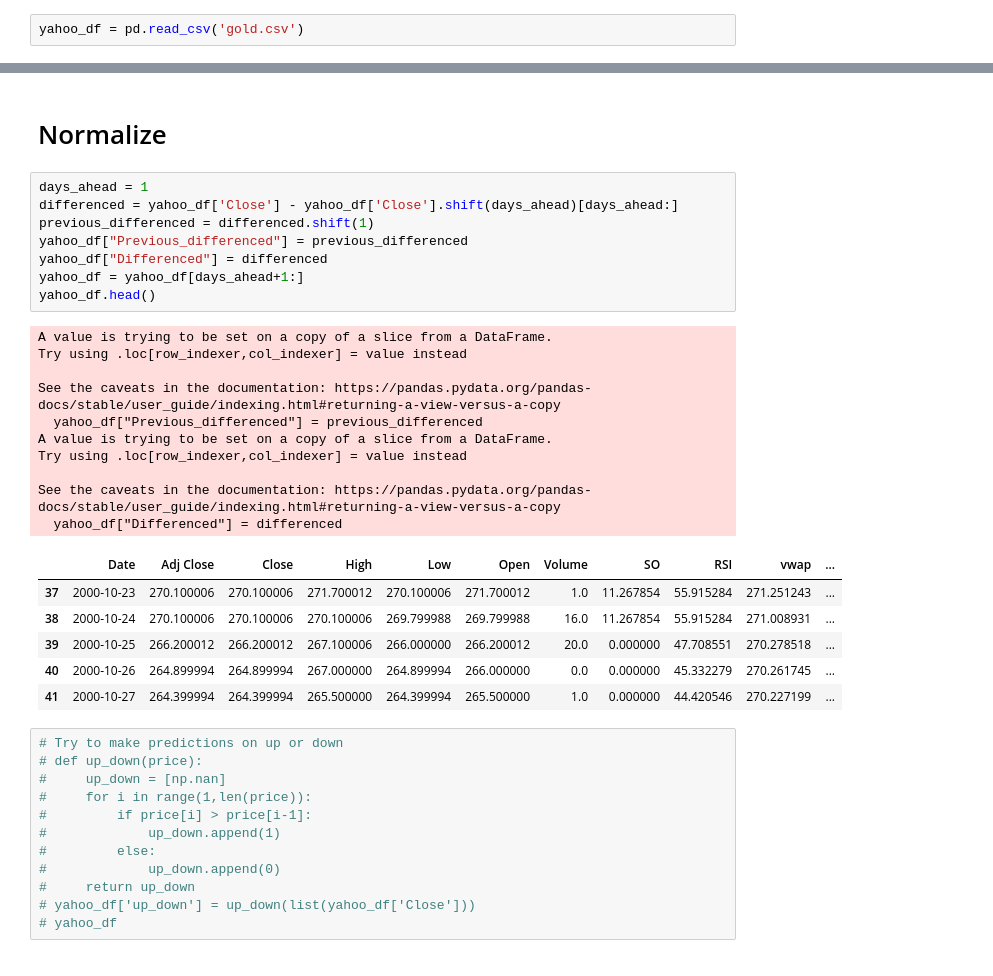
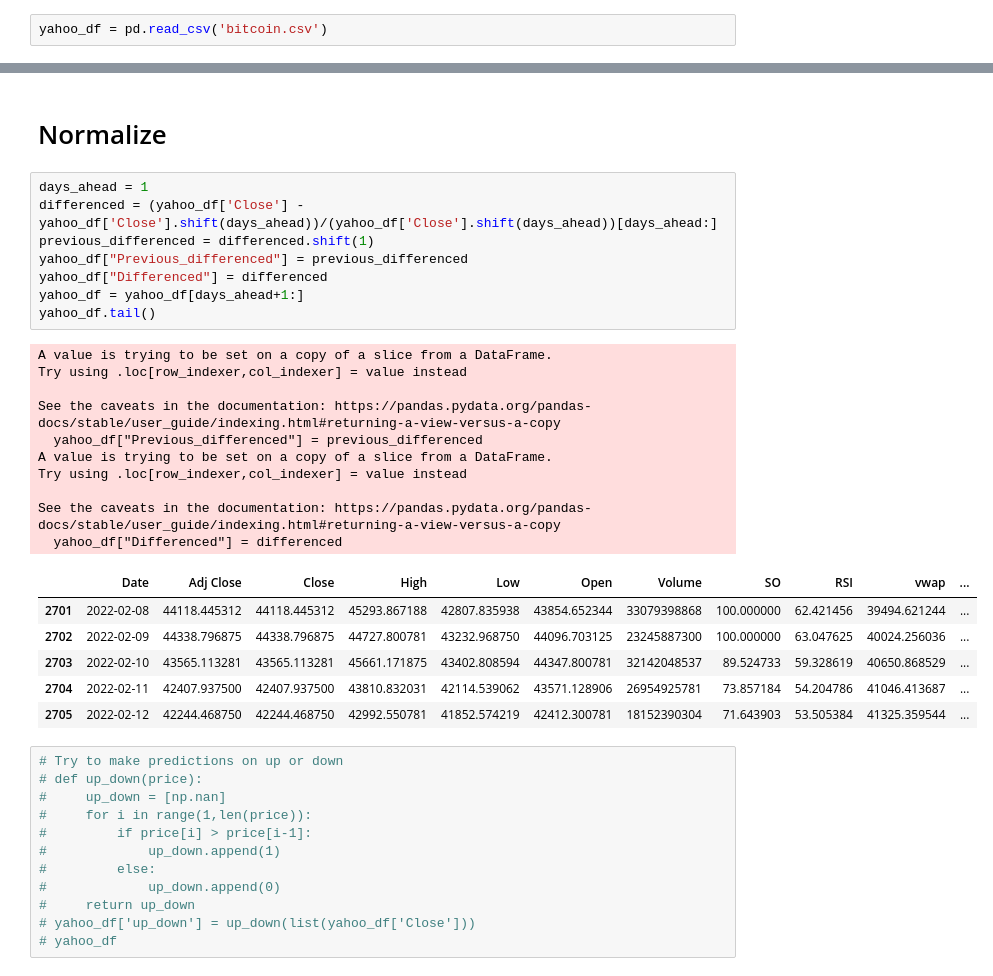
Before and after one commit to valerio591/LSTM-for-FTSF, a Jupyter notebook: LSTM.ipynb, the cells around one changed output, grey strips where cells are left out. Drawn from its saved outputs; the diff is of its cells as text.

```diff
--- a/LSTM.ipynb
+++ b/LSTM.ipynb
@@ -13,5 +13,5 @@ path ="../gold.csv"
 # %%
-yahoo_df = pd.read_csv('gold.csv')
+yahoo_df = pd.read_csv('bitcoin.csv')
 # %%
 # Add indicators
 yahoo_df['vwap'] = eu.vwap(yahoo_df['Close'], yahoo_df['Volume'])
@@ -25,29 +25,29 @@ yahoo_df = yahoo_df[35:]
 # Normalize
 # %%
 days_ahead = 1
-differenced = yahoo_df['Close'] - yahoo_df['Close'].shift(days_ahead)[days_ahead:]
+differenced = (yahoo_df['Close'] - yahoo_df['Close'].shift(days_ahead))/(yahoo_df['Close'].shift(days_ahead))[days_ahead:]
 previous_differenced = differenced.shift(1)
 yahoo_df["Previous_differenced"] = previous_differenced
 yahoo_df["Differenced"] = differenced
 yahoo_df = yahoo_df[days_ahead+1:]
-yahoo_df.head()
+yahoo_df.tail()
 # %% [output]
 A value is trying to be set on a copy of a slice from a DataFrame.
 Try using .loc[row_indexer,col_indexer] = value instead
 
 See the caveats in the documentation: https://pandas.pydata.org/pandas-docs/stable/user_guide/indexing.html#returning-a-view-versus-a-copy
   yahoo_df["Previous_differenced"] = previous_differenced
 A value is trying to be set on a copy of a slice from a DataFrame.
 Try using .loc[row_indexer,col_indexer] = value instead
 
 See the caveats in the documentation: https://pandas.pydata.org/pandas-docs/stable/user_guide/indexing.html#returning-a-view-versus-a-copy
   yahoo_df["Differenced"] = differenced
 |  | Date | Adj Close | Close | High | Low | Open | Volume | SO | RSI | vwap | ... |
-| 37 | 2000-10-23 | 270.100006 | 270.100006 | 271.700012 | 270.100006 | 271.700012 | 1.0 | 11.267854 | 55.915284 | 271.251243 | ... |
-| 38 | 2000-10-24 | 270.100006 | 270.100006 | 270.100006 | 269.799988 | 269.799988 | 16.0 | 11.267854 | 55.915284 | 271.008931 | ... |
-| 39 | 2000-10-25 | 266.200012 | 266.200012 | 267.100006 | 266.000000 | 266.200012 | 20.0 | 0.000000 | 47.708551 | 270.278518 | ... |
-| 40 | 2000-10-26 | 264.899994 | 264.899994 | 267.000000 | 264.899994 | 266.000000 | 0.0 | 0.000000 | 45.332279 | 270.261745 | ... |
-| 41 | 2000-10-27 | 264.399994 | 264.399994 | 265.500000 | 264.399994 | 265.500000 | 1.0 | 0.000000 | 44.420546 | 270.227199 | ... |
+| 2701 | 2022-02-08 | 44118.445312 | 44118.445312 | 45293.867188 | 42807.835938 | 43854.652344 | 33079398868 | 100.000000 | 62.421456 | 39494.621244 | ... |
+| 2702 | 2022-02-09 | 44338.796875 | 44338.796875 | 44727.800781 | 43232.968750 | 44096.703125 | 23245887300 | 100.000000 | 63.047625 | 40024.256036 | ... |
+| 2703 | 2022-02-10 | 43565.113281 | 43565.113281 | 45661.171875 | 43402.808594 | 44347.800781 | 32142048537 | 89.524733 | 59.328619 | 40650.868529 | ... |
+| 2704 | 2022-02-11 | 42407.937500 | 42407.937500 | 43810.832031 | 42114.539062 | 43571.128906 | 26954925781 | 73.857184 | 54.204786 | 41046.413687 | ... |
+| 2705 | 2022-02-12 | 42244.468750 | 42244.468750 | 42992.550781 | 41852.574219 | 42412.300781 | 18152390304 | 71.643903 | 53.505384 | 41325.359544 | ... |
 # %%
 # Try to make predictions on up or down
 # def up_down(price):
```
Also changed, not shown: parts of 13 cells of this notebook, 1 other file.
